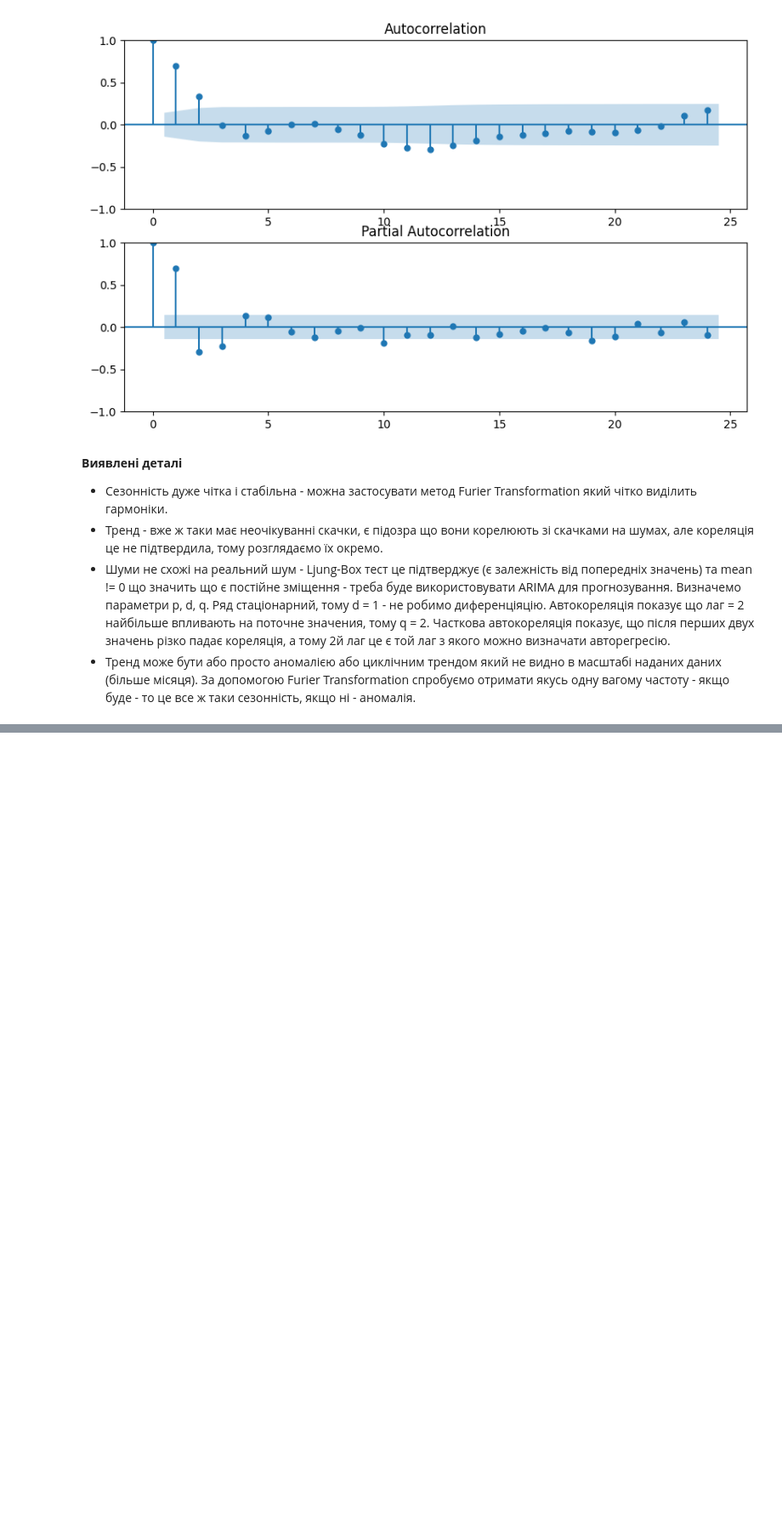
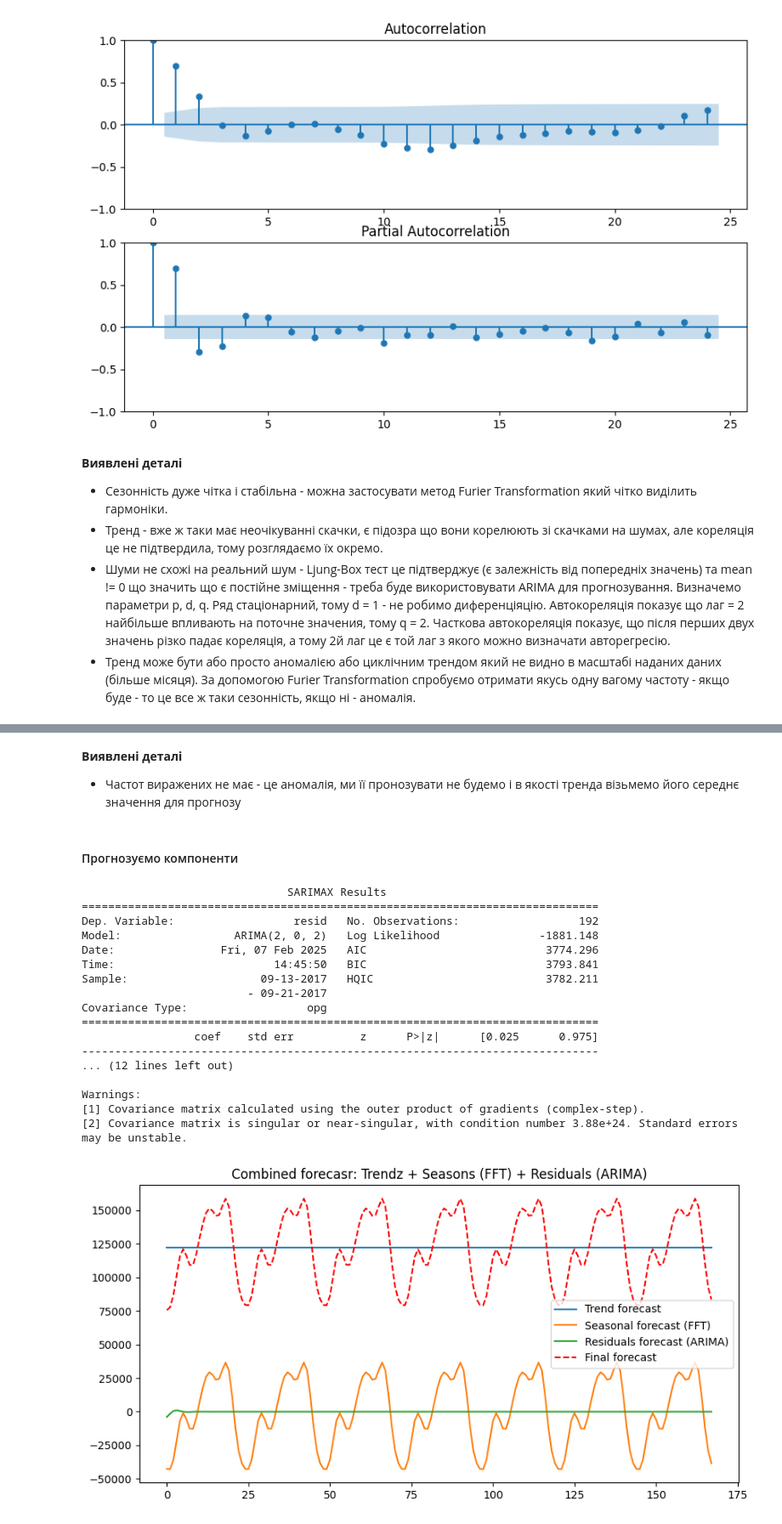
Before and after one commit to Deesthortered/ML_Courses_Homeworks, a Jupyter notebook: main_project.ipynb, the cells around one changed output, grey strips where cells are left out. Shown at 85% size. Cells and saved outputs as stored; diff of their text form; code cells hidden in the pictures; blank space fills up the shorter version.

```diff
--- a/main_project.ipynb
+++ b/main_project.ipynb
@@ -119,0 +132,64 @@ Data is depended (is not noise): TRUE
+# %% [markdown]
+**Виявлені деталі**
+* Частот виражених не має - це аномалія, ми її пронозувати не будемо і в якості тренда візьмемо його середнє значення для прогнозу
+# %% [markdown]
+#### Прогнозуємо компоненти
+# %%
+forecast_horizon = 24 * 7
+
+# Trend
+trend_mean = decomposition_trend.mean()
+future_trend = np.full(forecast_horizon, trend_mean)
+
+# Seasons
+initial_data_len = len(decomposition_seasonal)
+fft_result = np.fft.fft(decomposition_seasonal)
+freqs = np.fft.fftfreq(initial_data_len)
+top_k = 10
+indices = np.argsort(np.abs(fft_result))[-top_k:]
+filtered_fft = np.zeros_like(fft_result, dtype=complex)
+filtered_fft[indices] = fft_result[indices]
+extended_time = np.arange(initial_data_len + forecast_horizon)
+future_seasonal = np.fft.ifft(filtered_fft).real[-forecast_horizon:]
+
+# Residuals
+decomposition_residuals = decomposition_residuals.copy()
+decomposition_residuals.index = pd.date_range(
+    start=decomposition_residuals.index[0], periods=len(decomposition_residuals), freq="h"
+)
+
+from statsmodels.tsa.arima.model import ARIMA
+arima_model = ARIMA(decomposition_residuals.dropna(), order=(2, 0, 2))
+arima_result = arima_model.fit()
+print(arima_result.summary())
+future_residuals = arima_result.forecast(steps=forecast_horizon)
+
+final_forecast = future_trend + future_seasonal + future_residuals
+
+plt.figure(figsize=(10, 5))
+plt.plot(np.arange(forecast_horizon), future_trend, label="Trend forecast")
+plt.plot(np.arange(forecast_horizon), future_seasonal, label="Seasonal forecast (FFT)")
+plt.plot(np.arange(forecast_horizon), future_residuals, label="Residuals forecast (ARIMA)")
+plt.plot(np.arange(forecast_horizon), final_forecast, label="Final forecast", linestyle="dashed", color="red")
+plt.legend()
+plt.title("Combined forecasr: Trendz + Seasons (FFT) + Residuals (ARIMA)")
+plt.show()
+# %% [output]
+                               SARIMAX Results
+==============================================================================
+Dep. Variable:                  resid   No. Observations:                  192
+Model:                 ARIMA(2, 0, 2)   Log Likelihood               -1881.148
+Date:                Fri, 07 Feb 2025   AIC                           3774.296
+Time:                        14:45:50   BIC                           3793.841
+Sample:                    09-13-2017   HQIC                          3782.211
+                         - 09-21-2017
+Covariance Type:                  opg
+==============================================================================
+                 coef    std err          z      P>|z|      [0.025      0.975]
+------------------------------------------------------------------------------
+... (12 lines left out)
+
+Warnings:
+[1] Covariance matrix calculated using the outer product of gradients (complex-step).
+[2] Covariance matrix is singular or near-singular, with condition number 3.88e+24. Standard errors may be unstable.
+[figure, added]
```
Also changed, not shown: parts of 5 cells of this notebook.
